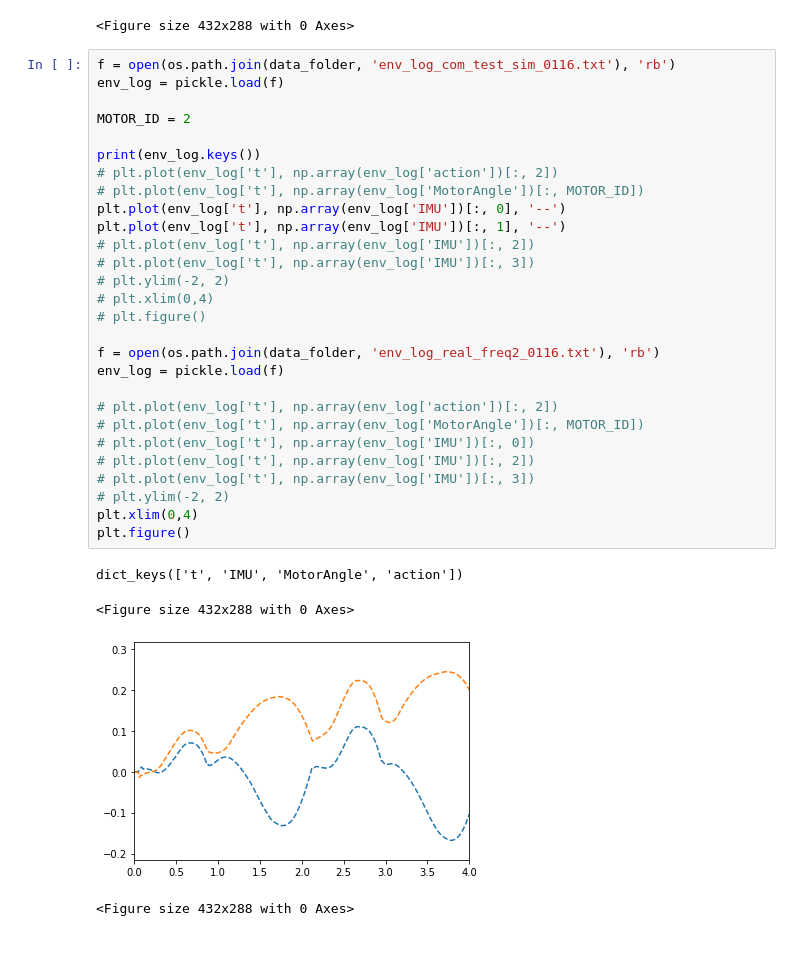
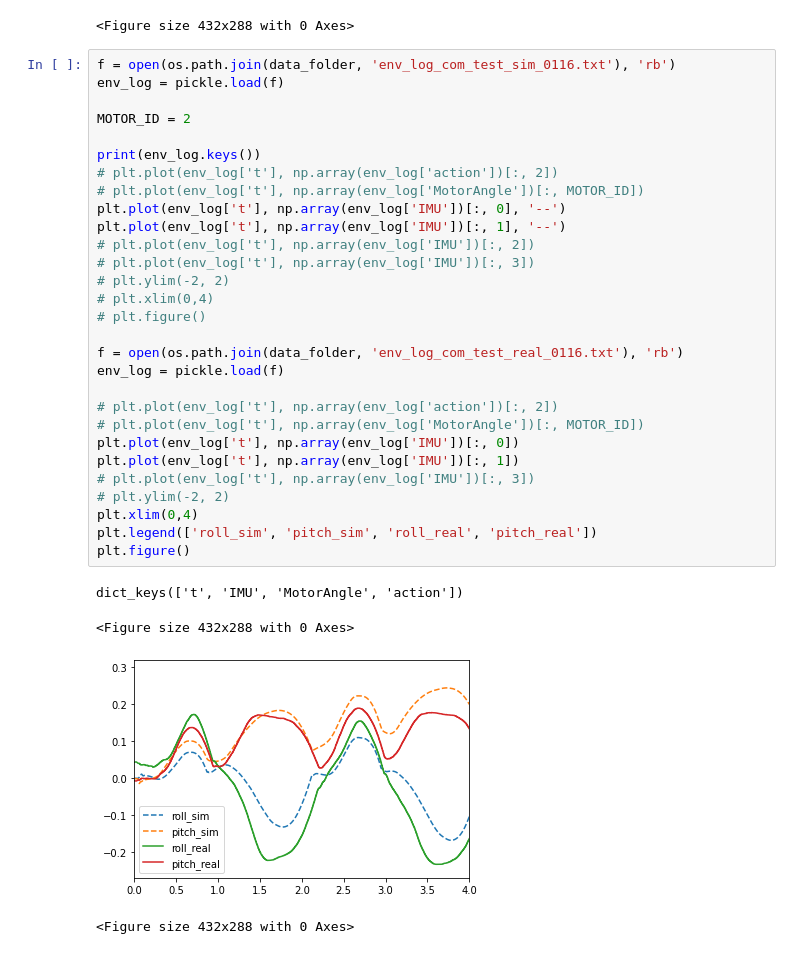
Before and after one commit to jietan/puppersim, a Jupyter notebook: IMU identification.ipynb, the cells around one changed output. Cells and saved outputs as stored; diff of their text form.

Commit message:
add plot for the experiment that the Pupper lifts each pair of diagonal legs simultaneously

```diff
--- a/IMU identification.ipynb
+++ b/IMU identification.ipynb
@@ -90,33 +90,34 @@ dict_keys(['t', 'IMU', 'MotorAngle', 'action'])
 # %%
 f = open(os.path.join(data_folder, 'env_log_com_test_sim_0116.txt'), 'rb')
 env_log = pickle.load(f)
 
 MOTOR_ID = 2
 
 print(env_log.keys())
 # plt.plot(env_log['t'], np.array(env_log['action'])[:, 2])
 # plt.plot(env_log['t'], np.array(env_log['MotorAngle'])[:, MOTOR_ID])
 plt.plot(env_log['t'], np.array(env_log['IMU'])[:, 0], '--')
 plt.plot(env_log['t'], np.array(env_log['IMU'])[:, 1], '--')
 # plt.plot(env_log['t'], np.array(env_log['IMU'])[:, 2])
 # plt.plot(env_log['t'], np.array(env_log['IMU'])[:, 3])
 # plt.ylim(-2, 2)
 # plt.xlim(0,4)
 # plt.figure()
 
-f = open(os.path.join(data_folder, 'env_log_real_freq2_0116.txt'), 'rb')
+f = open(os.path.join(data_folder, 'env_log_com_test_real_0116.txt'), 'rb')
 env_log = pickle.load(f)
 
 # plt.plot(env_log['t'], np.array(env_log['action'])[:, 2])
 # plt.plot(env_log['t'], np.array(env_log['MotorAngle'])[:, MOTOR_ID])
-# plt.plot(env_log['t'], np.array(env_log['IMU'])[:, 0])
-# plt.plot(env_log['t'], np.array(env_log['IMU'])[:, 2])
+plt.plot(env_log['t'], np.array(env_log['IMU'])[:, 0])
+plt.plot(env_log['t'], np.array(env_log['IMU'])[:, 1])
 # plt.plot(env_log['t'], np.array(env_log['IMU'])[:, 3])
 # plt.ylim(-2, 2)
 plt.xlim(0,4)
+plt.legend(['roll_sim', 'pitch_sim', 'roll_real', 'pitch_real'])
 plt.figure()
 # %% [output]
 dict_keys(['t', 'IMU', 'MotorAngle', 'action'])
 <Figure size 432x288 with 0 Axes>
-[figure, old version]
+[figure, new version]
 <Figure size 432x288 with 0 Axes>
```
